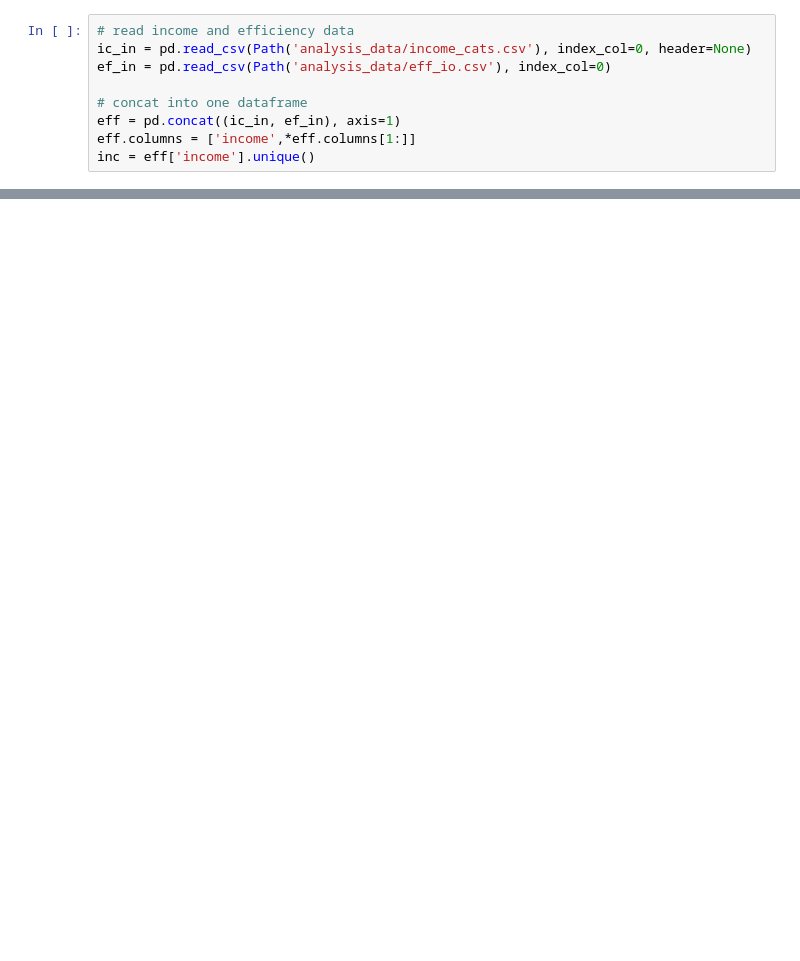
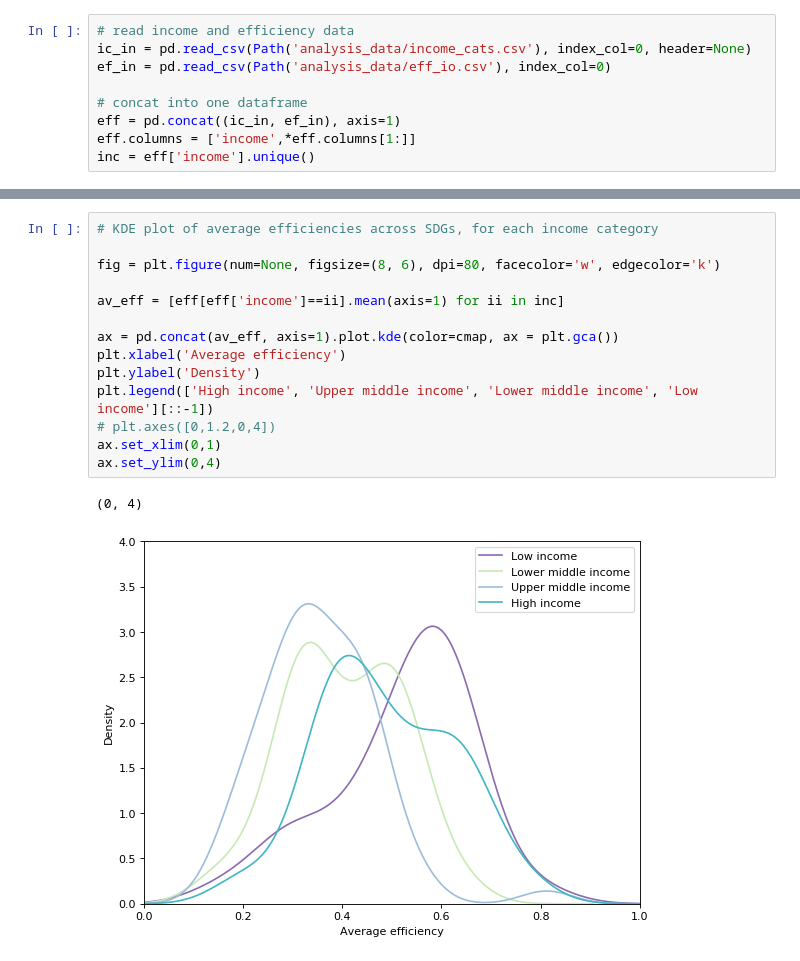
Before and after one commit to emcmd/sdg-dea, a Jupyter notebook: analyse_results.ipynb, the cells around one changed output, grey strips where cells are left out. Drawn from its saved outputs; the diff is of its cells as text; blank space fills up the shorter version.

```diff
--- a/analyse_results.ipynb
+++ b/analyse_results.ipynb
@@ -36,0 +42,17 @@ plt.legend(handles[::-1], ['High income', 'Upper middle income', 'Lower middle i
+# %%
+# KDE plot of average efficiencies across SDGs, for each income category
+
+fig = plt.figure(num=None, figsize=(8, 6), dpi=80, facecolor='w', edgecolor='k')
+
+av_eff = [eff[eff['income']==ii].mean(axis=1) for ii in inc]
+
+ax = pd.concat(av_eff, axis=1).plot.kde(color=cmap, ax = plt.gca())
+plt.xlabel('Average efficiency')
+plt.ylabel('Density')
+plt.legend(['High income', 'Upper middle income', 'Lower middle income', 'Low income'][::-1])
+# plt.axes([0,1.2,0,4])
+ax.set_xlim(0,1)
+ax.set_ylim(0,4)
+# %% [output]
+(0, 4)
+[figure, added]
```
Also changed, not shown: parts of 8 cells of this notebook.
